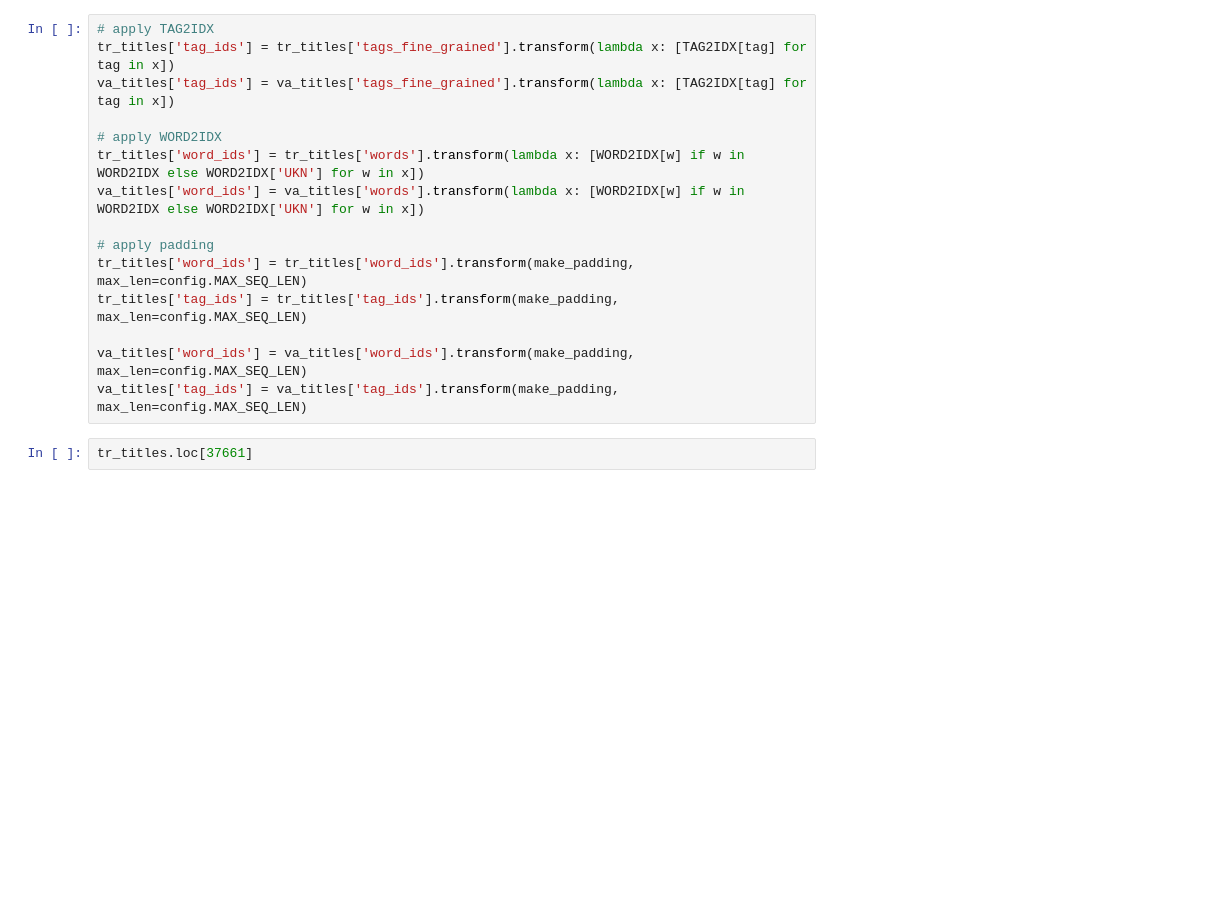
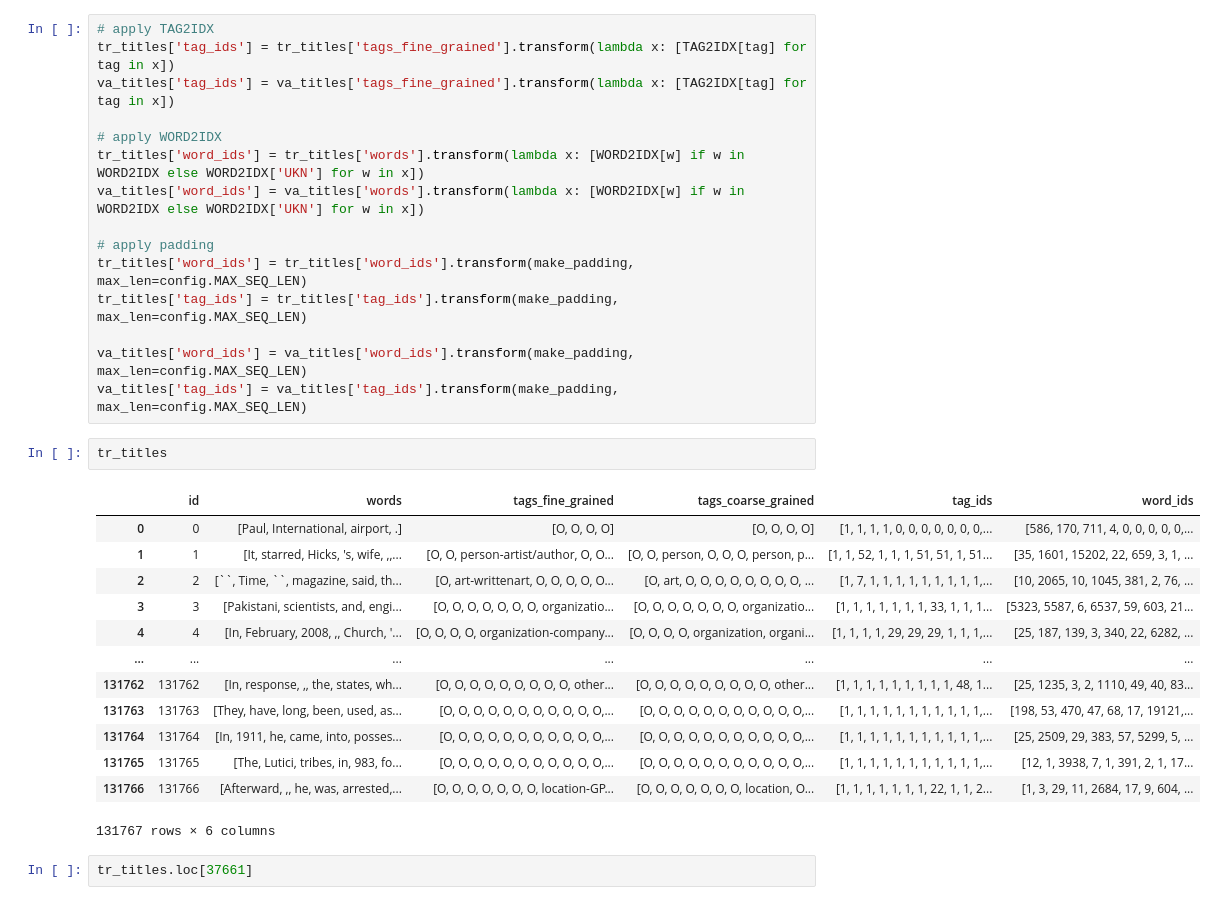
Before and after one commit to artmerinov/NER, a Jupyter notebook: train.ipynb, the cells around one changed output. Cells and saved outputs as stored; diff of their text form; blank space fills up the shorter version.

```diff
--- a/train.ipynb
+++ b/train.ipynb
@@ -89,6 +122,22 @@ tr_titles['tag_ids'] = tr_titles['tag_ids'].transform(make_padding, max_len=conf
 
 va_titles['word_ids'] = va_titles['word_ids'].transform(make_padding, max_len=config.MAX_SEQ_LEN)
 va_titles['tag_ids'] = va_titles['tag_ids'].transform(make_padding, max_len=config.MAX_SEQ_LEN)
+# %%
+tr_titles
+# %% [output]
+|  | id | words | tags_fine_grained | tags_coarse_grained | tag_ids | word_ids |
+| 0 | 0 | [Paul, International, airport, .] | [O, O, O, O] | [O, O, O, O] | [1, 1, 1, 1, 0, 0, 0, 0, 0, 0, 0,... | [586, 170, 711, 4, 0, 0, 0, 0, 0,... |
+| 1 | 1 | [It, starred, Hicks, 's, wife, ,,... | [O, O, person-artist/author, O, O... | [O, O, person, O, O, O, person, p... | [1, 1, 52, 1, 1, 1, 51, 51, 1, 51... | [35, 1601, 15202, 22, 659, 3, 1, ... |
+| 2 | 2 | [``, Time, ``, magazine, said, th... | [O, art-writtenart, O, O, O, O, O... | [O, art, O, O, O, O, O, O, O, O, ... | [1, 7, 1, 1, 1, 1, 1, 1, 1, 1, 1,... | [10, 2065, 10, 1045, 381, 2, 76, ... |
+| 3 | 3 | [Pakistani, scientists, and, engi... | [O, O, O, O, O, O, O, organizatio... | [O, O, O, O, O, O, O, organizatio... | [1, 1, 1, 1, 1, 1, 1, 33, 1, 1, 1... | [5323, 5587, 6, 6537, 59, 603, 21... |
+| 4 | 4 | [In, February, 2008, ,, Church, '... | [O, O, O, O, organization-company... | [O, O, O, O, organization, organi... | [1, 1, 1, 1, 29, 29, 29, 1, 1, 1,... | [25, 187, 139, 3, 340, 22, 6282, ... |
+| ... | ... | ... | ... | ... | ... | ... |
+| 131762 | 131762 | [In, response, ,, the, states, wh... | [O, O, O, O, O, O, O, O, O, other... | [O, O, O, O, O, O, O, O, O, other... | [1, 1, 1, 1, 1, 1, 1, 1, 1, 48, 1... | [25, 1235, 3, 2, 1110, 49, 40, 83... |
+| 131763 | 131763 | [They, have, long, been, used, as... | [O, O, O, O, O, O, O, O, O, O, O,... | [O, O, O, O, O, O, O, O, O, O, O,... | [1, 1, 1, 1, 1, 1, 1, 1, 1, 1, 1,... | [198, 53, 470, 47, 68, 17, 19121,... |
+| 131764 | 131764 | [In, 1911, he, came, into, posses... | [O, O, O, O, O, O, O, O, O, O, O,... | [O, O, O, O, O, O, O, O, O, O, O,... | [1, 1, 1, 1, 1, 1, 1, 1, 1, 1, 1,... | [25, 2509, 29, 383, 57, 5299, 5, ... |
+| 131765 | 131765 | [The, Lutici, tribes, in, 983, fo... | [O, O, O, O, O, O, O, O, O, O, O,... | [O, O, O, O, O, O, O, O, O, O, O,... | [1, 1, 1, 1, 1, 1, 1, 1, 1, 1, 1,... | [12, 1, 3938, 7, 1, 391, 2, 1, 17... |
+| 131766 | 131766 | [Afterward, ,, he, was, arrested,... | [O, O, O, O, O, O, O, location-GP... | [O, O, O, O, O, O, O, location, O... | [1, 1, 1, 1, 1, 1, 1, 22, 1, 1, 2... | [1, 3, 29, 11, 2684, 17, 9, 604, ... |
+131767 rows × 6 columns
 # %%
 tr_titles.loc[37661]
 # %% [output]
```
Also changed, not shown: parts of 8 cells of this notebook, 4 other files.
